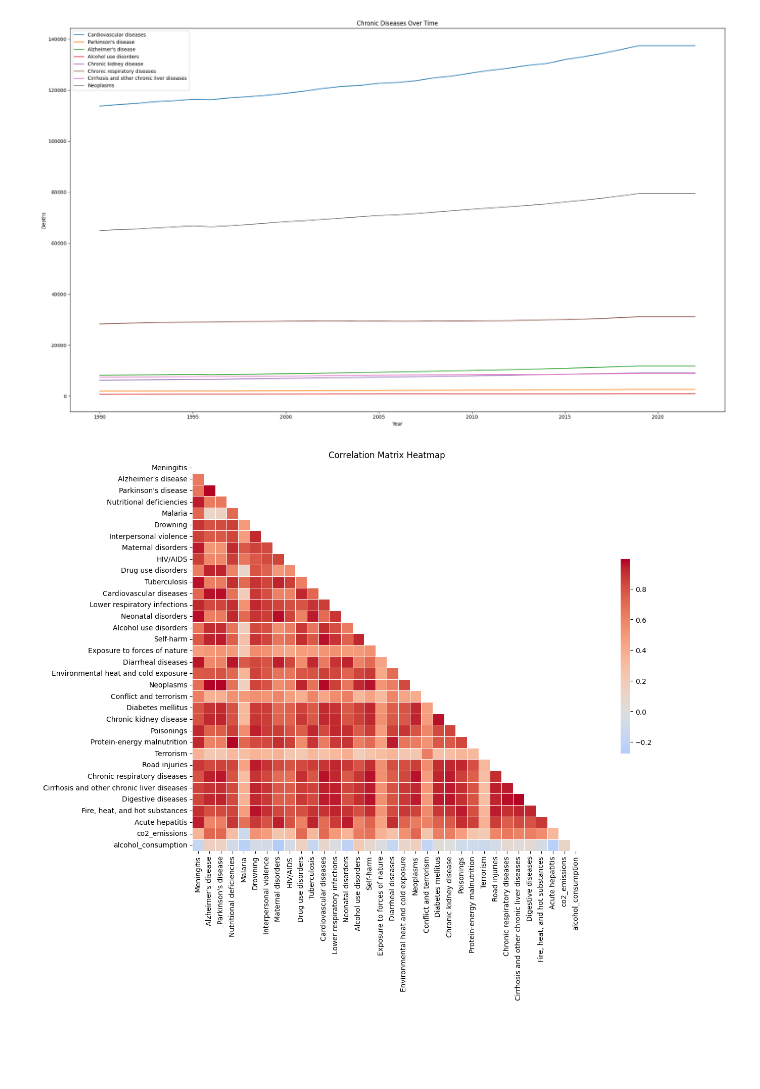
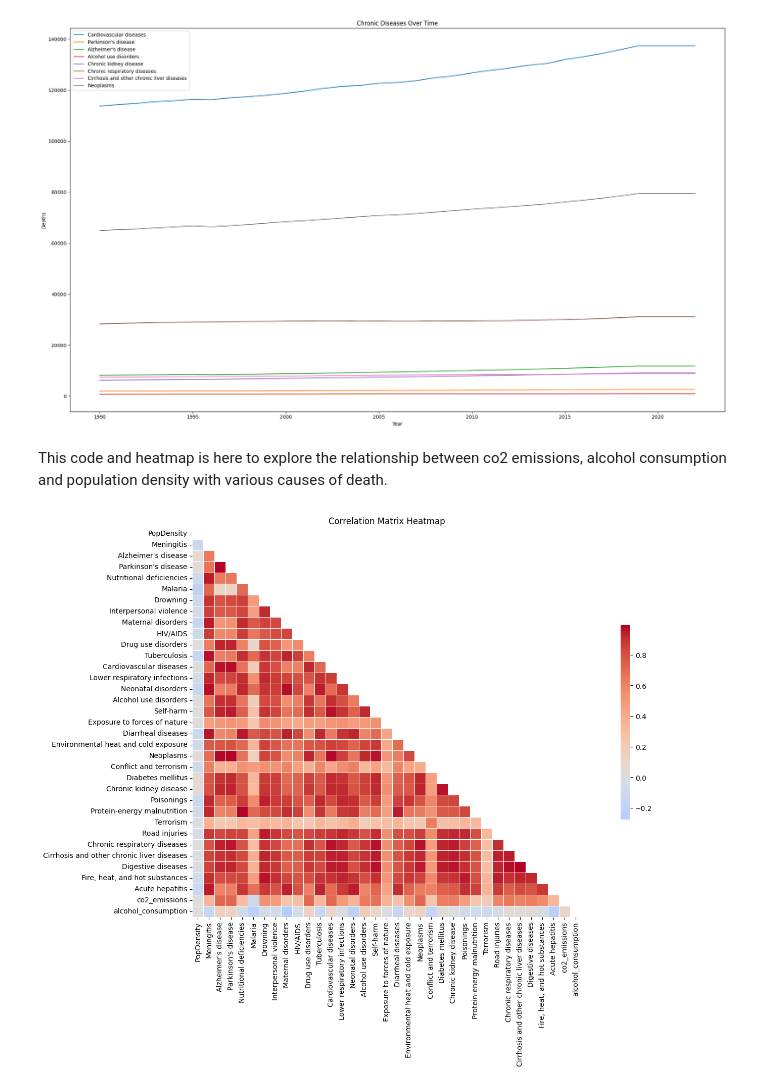
Before and after one commit to ConnorWiltsie/Homework4, a Jupyter notebook: Homework4.ipynb, the cells around one changed output. Cells and saved outputs as stored; diff of their text form; code cells hidden in the pictures; blank space fills up the shorter version.

```diff
--- a/Homework4.ipynb
+++ b/Homework4.ipynb
@@ -85,31 +97,33 @@ plt.tight_layout()
 plt.show()
 # %% [output]
 [figure]
+# %% [markdown]
+This code and heatmap is here to explore the relationship between co2 emissions, alcohol consumption and population density with various causes of death.
 # %%
 import pandas as pd
 import seaborn as sns
 import matplotlib.pyplot as plt
 import numpy as np
 df = pd.read_csv("Dataset19.csv", index_col=1)
-df = df.drop(columns=['Location', 'TPopulation1July', 'DoublingTime','Births','Deaths', 'Code', 'Number of executions (Amnesty International)', 'PopDensity'], axis=1)
+df = df.drop(columns=['Location', 'TPopulation1July', 'DoublingTime','Births','Deaths', 'Code', 'Number of executions (Amnesty International)'], axis=1)
 
 corr_matrix = df.corr(method='spearman')
 plt.figure(figsize=(20, 10))
 
 # Generate a mask for the upper triangle
 mask = np.triu(np.ones_like(corr_matrix, dtype=bool))
 
 # Convert columns to numeric
 for col in df.columns:
     if col != 'Year':  # Assuming 'Year' is already of the correct type
         df[col] = pd.to_numeric(df[col], errors='coerce')
 
 # Draw the heatmap with the mask and correct aspect ratio
 sns.heatmap(corr_matrix, mask=mask, annot=False, cmap='coolwarm', center=0,
             square=True, linewidths=0.5, cbar_kws={"shrink": .5})
 
 # Customize the plot with labels and a title as needed
 plt.title('Correlation Matrix Heatmap')
 plt.show()
 # %% [output]
-[figure, old version]
+[figure, new version]
```
Also changed, not shown: parts of 5 cells of this notebook.
